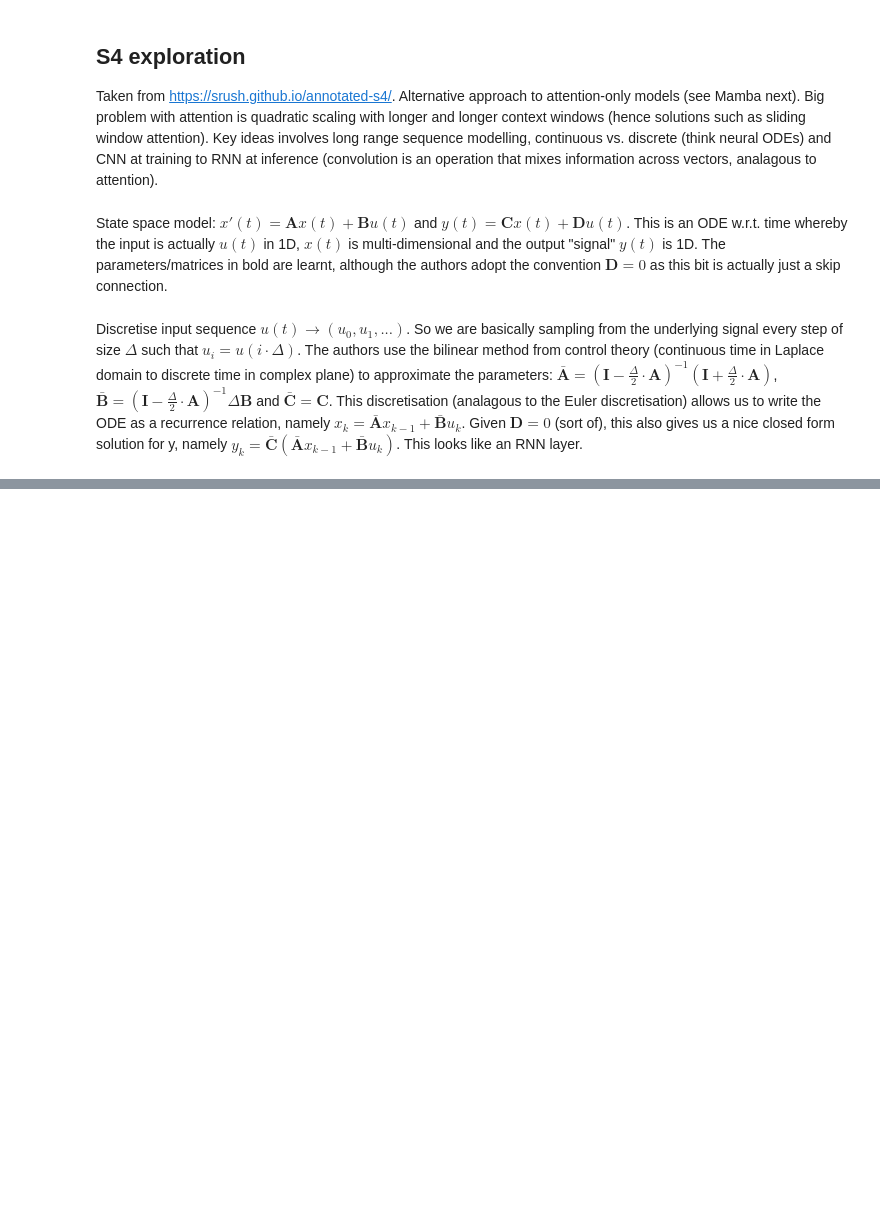
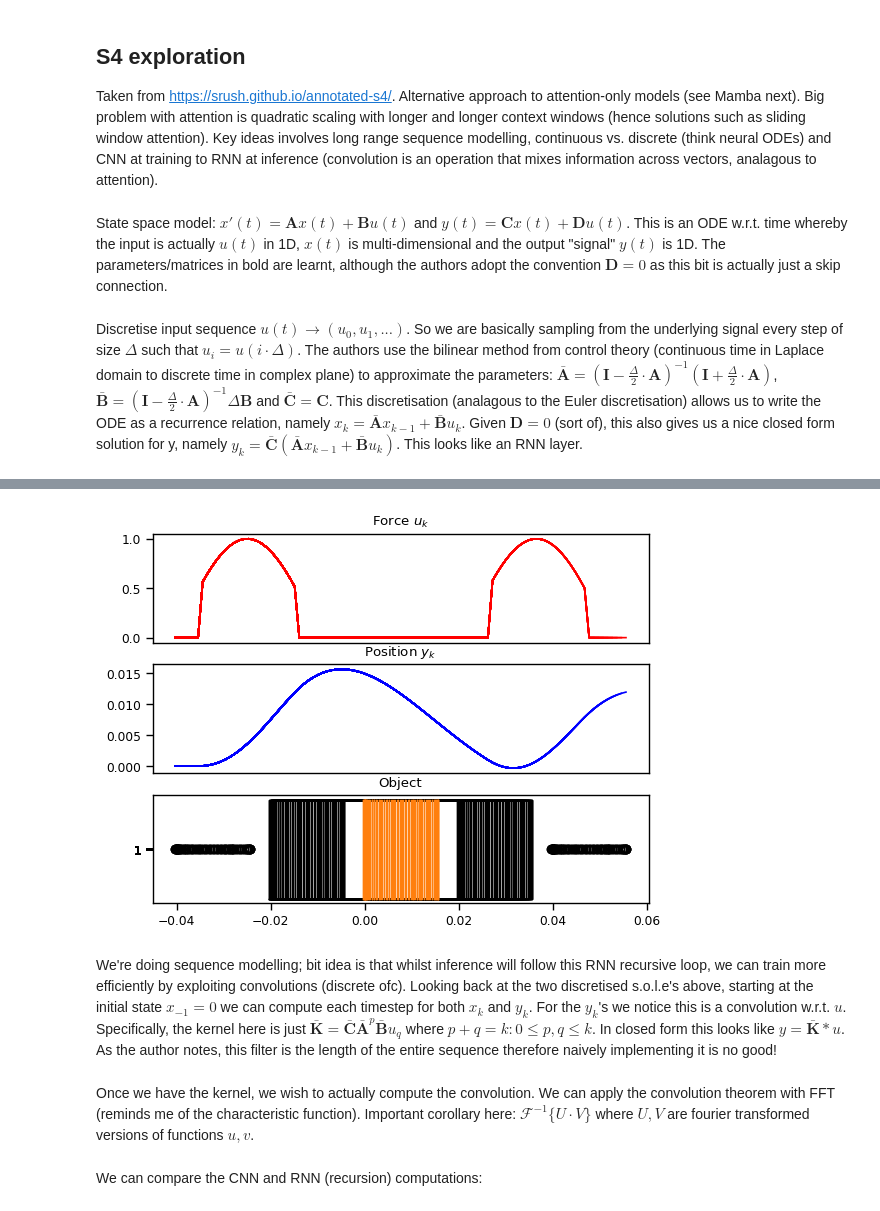
Before and after one commit to durml91/State-Space-Models, a Jupyter notebook: S4_exploration.ipynb, the cells around one changed output, grey strips where cells are left out. Saved outputs shown, nothing was run; the diff lists cells and outputs as text; code cells hidden in the pictures; blank space fills up the shorter version.

Commit message:
Completed first NN x SSM model

```diff
--- a/S4_exploration.ipynb
+++ b/S4_exploration.ipynb
@@ -56,0 +95,45 @@ def run_SSM(A, B, C, u):
+# %%
+def example_ssm():
+  # SSM
+  ssm = example_mass(k=40, b=5, mu=1)
+
+  # L samples of the force u(t)
+  L = 100 #dim of force u(t)
+  step = 1./L
+  ks = np.arange(L) # step is already 1
+  u = example_force(ks*step)
+
+  # approximation of y(t) - feels like Euler method, with SSM added in
+  y = run_SSM(*ssm, u)
+
+  # plots
+  seaborn.set_context("paper")
+  fig, (ax1, ax2, ax3) = plt.subplots(3)
+  camera = Camera(fig)
+  ax1.set_title("Force $u_k$")
+  ax2.set_title("Position $y_k$")
+  ax3.set_title("Object")
+  ax1.set_xticks([], [])
+  ax2.set_xticks([], [])
+
+  # live plotting
+  for k in range(0, L, 1):
+    ax1.plot(ks[:k], u[:k], color="red")
+    ax2.plot(ks[:k], y[:k], color="blue")
+    ax3.boxplot(
+        [[y[k, 0]  - 0.04, y[k, 0], y[k, 0] + 0.04]],
+        showcaps = False,
+        whis = False,
+        vert = False,
+        widths = 10,
+    )
+    camera.snap()
+
+  anim = camera.animate()
+  plt.show()
+# %%
+example_ssm()
+# %% [output]
+[figure, added]
+# %% [markdown]
+We're doing sequence modelling; bit idea is that whilst inference will follow this RNN recursive loop, we can train more efficiently by exploiting convolutions (discrete ofc). Looking back at the two discretised s.o.l.e's above, starting at the initial state $x_{-1} = 0$ we can compute each timestep for both $x_k$ and $y_k$. For the $y_k$'s we notice this is a convolution w.r.t. $u$. Specifically, the kernel here is just $\bar{\boldsymbol{K}} = \bar{\boldsymbol{C}}\bar{\boldsymbol{A}}^p\bar{\boldsymbol{B}}u_q$ where $p+q = k : 0\leq p,q \leq k$. In closed form this looks like $y = \bar{\boldsymbol{K}} * u$. As the author notes, this filter is the length of the entire sequence therefore naively implementing it is no good!
@@ -56,0 +147,2 @@ def run_SSM(A, B, C, u):
+# %% [markdown]
+Once we have the kernel, we wish to actually compute the convolution. We can apply the convolution theorem with FFT (reminds me of the characteristic function). Important corollary here: $\mathcal{F}^{-1}\{U \cdot V \}$ where $U, V$ are fourier transformed versions of functions $u, v$.
@@ -56,0 +159,2 @@ def run_SSM(A, B, C, u):
+# %% [markdown]
+We can compare the CNN and RNN (recursion) computations:
```
Also changed, not shown: parts of 25 cells of this notebook.
